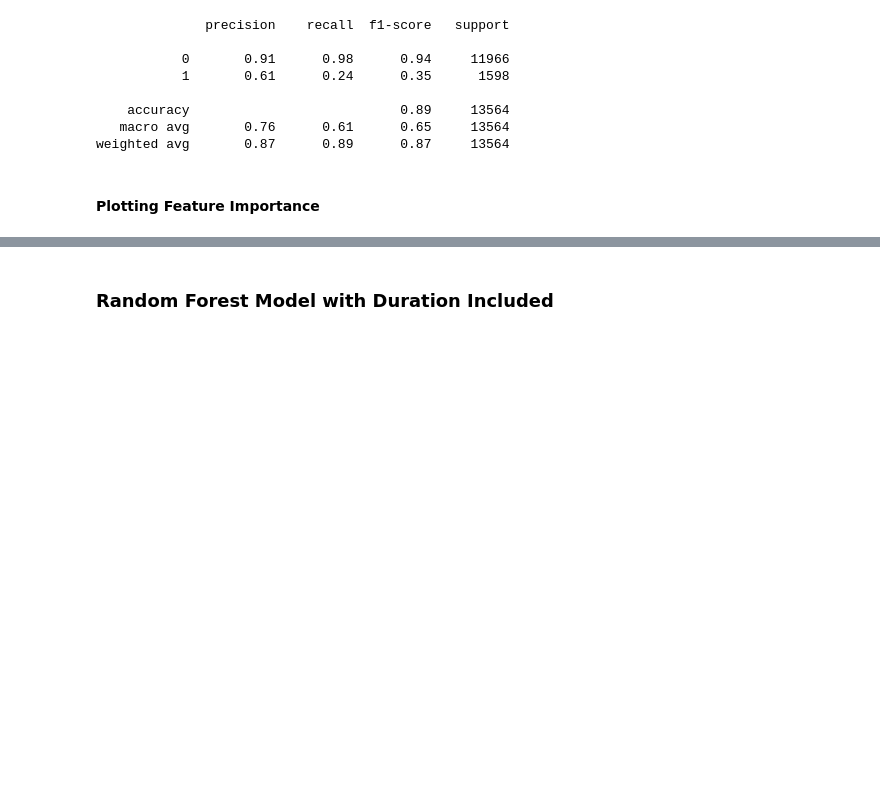
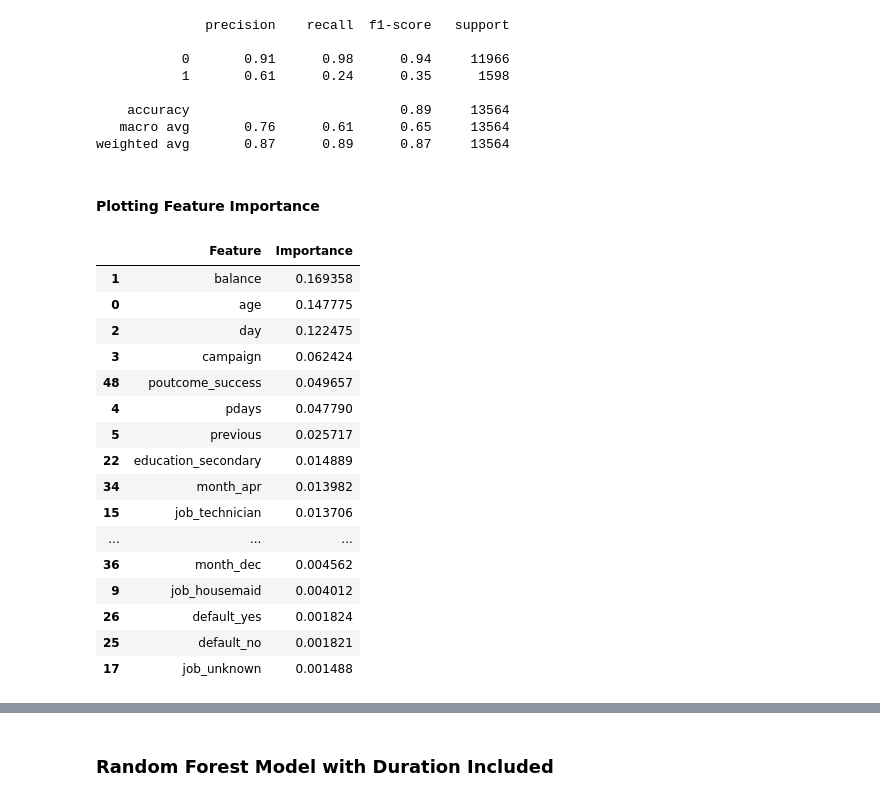
Before and after one commit to janecondon/Bank-Marketing-Campaign-Project, a Jupyter notebook: Bank Marketing Campaign Project.ipynb, the cells around one changed output, grey strips where cells are left out. Cells and saved outputs as stored; diff of their text form; code cells hidden in the pictures; blank space fills up the shorter version.

Commit message:
Updated Bank Marketing Campaign.ipyb, added weekly assignments folder

```diff
--- a/Bank Marketing Campaign Project.ipynb
+++ b/Bank Marketing Campaign Project.ipynb
@@ -520,5 +503,5 @@ print(metrics.classification_report(y_test, y_pred))
     accuracy                           0.89     13564
    macro avg       0.76      0.61      0.65     13564
 weighted avg       0.87      0.89      0.87     13564
-# %% [markdown]
-#### Plotting Feature Importance
+# %% [markdown]
+#### Plotting Feature Importance
@@ -524,0 +513,20 @@ weighted avg       0.87      0.89      0.87     13564
+# %%
+imp
+# %% [output]
+|  | Feature | Importance |
+| 1 | balance | 0.169358 |
+| 0 | age | 0.147775 |
+| 2 | day | 0.122475 |
+| 3 | campaign | 0.062424 |
+| 48 | poutcome_success | 0.049657 |
+| 4 | pdays | 0.047790 |
+| 5 | previous | 0.025717 |
+| 22 | education_secondary | 0.014889 |
+| 34 | month_apr | 0.013982 |
+| 15 | job_technician | 0.013706 |
+| ... | ... | ... |
+| 36 | month_dec | 0.004562 |
+| 9 | job_housemaid | 0.004012 |
+| 26 | default_yes | 0.001824 |
+| 25 | default_no | 0.001821 |
+| 17 | job_unknown | 0.001488 |
```
Also changed, not shown: parts of 118 cells of this notebook, 3 other files.
